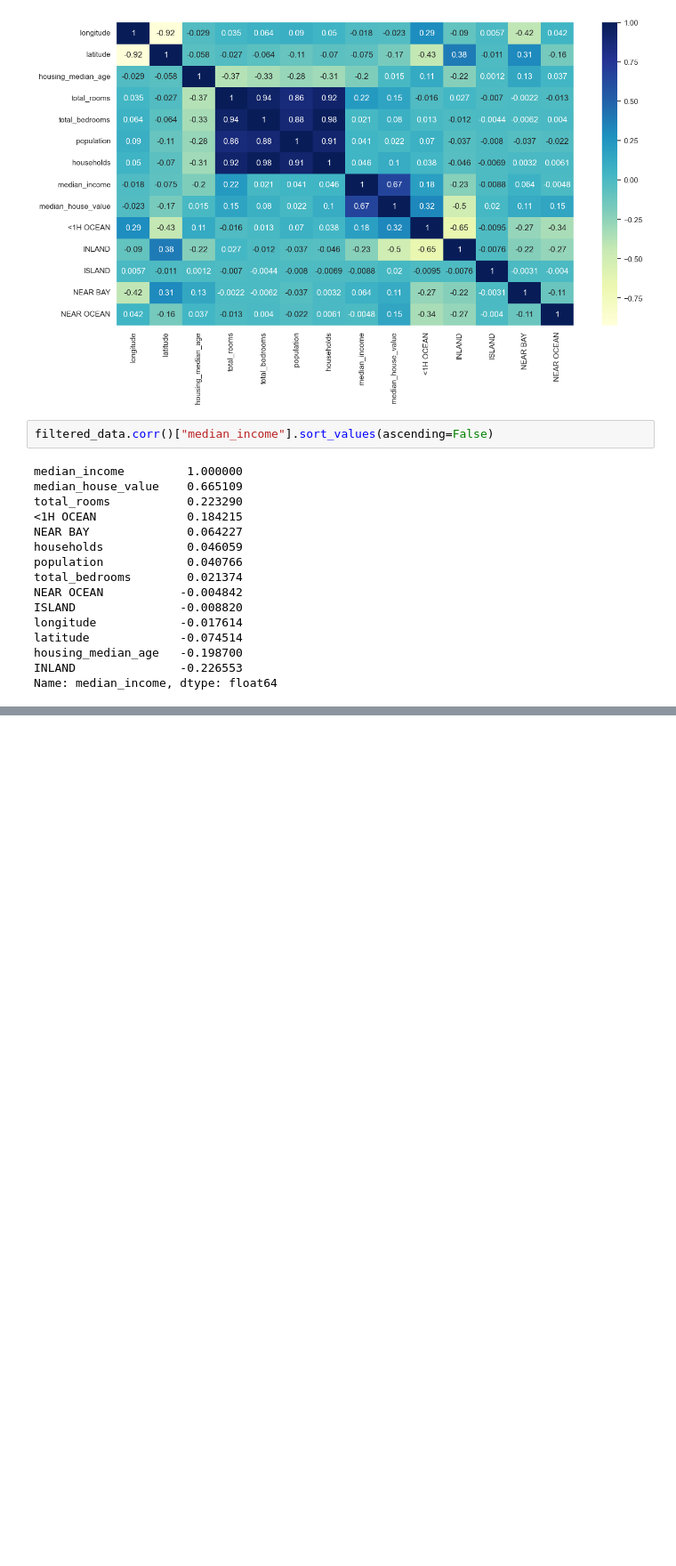
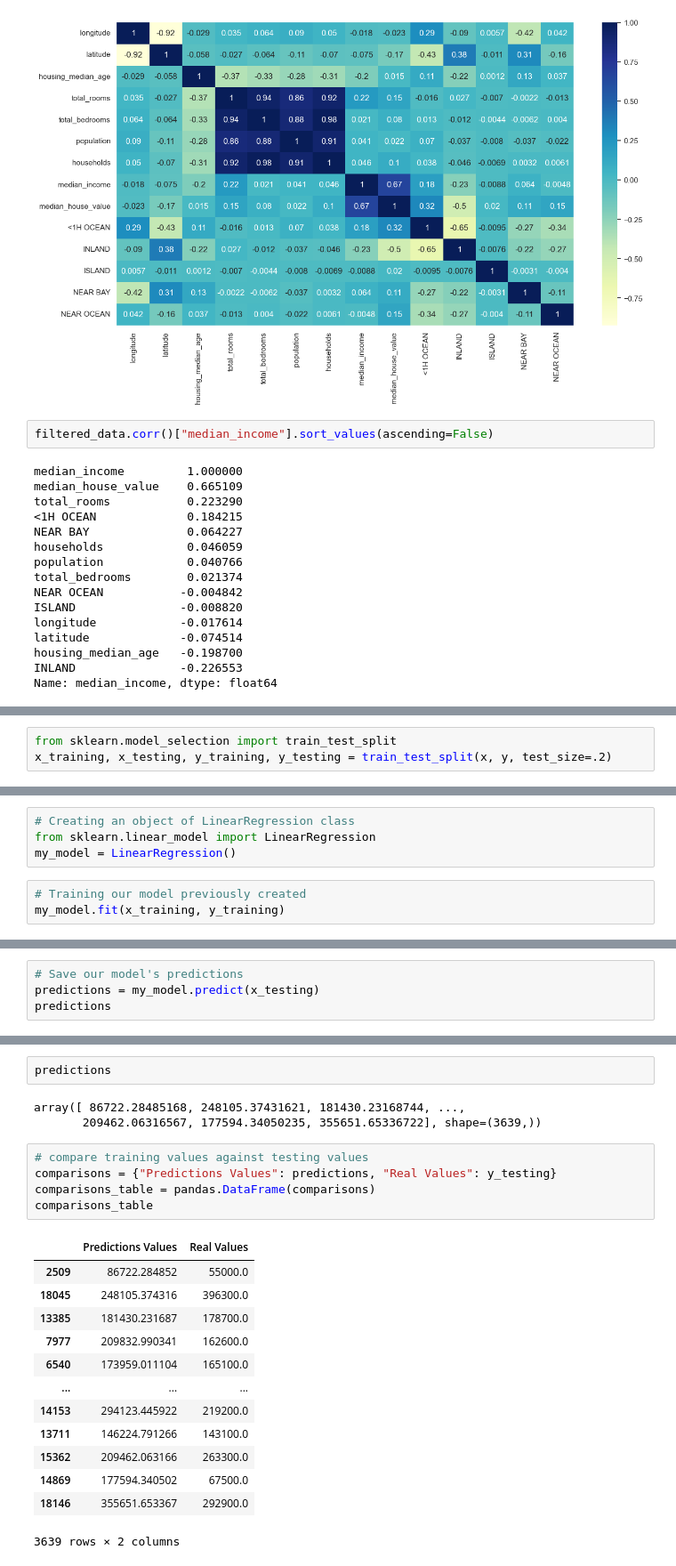
Before and after one commit to luisssSoto/IAAndMachineLearning, a Jupyter notebook: unit4/5.improveLinealRegresionModel/improved_lineal_regresion_model.ipynb, the cells around one changed output, grey strips where cells are left out. Shown at 89% size. Cells and saved outputs as stored; diff of their text form; blank space fills up the shorter version.

```diff
--- a/unit4/5.improveLinealRegresionModel/improved_lineal_regresion_model.ipynb
+++ b/unit4/5.improveLinealRegresionModel/improved_lineal_regresion_model.ipynb
@@ -318,0 +344,3 @@ Name: median_income, dtype: float64
+# %%
+from sklearn.model_selection import train_test_split
+x_training, x_testing, y_training, y_testing = train_test_split(x, y, test_size=.2)
@@ -318,0 +358,7 @@ Name: median_income, dtype: float64
+# %%
+# Creating an object of LinearRegression class
+from sklearn.linear_model import LinearRegression
+my_model = LinearRegression()
+# %%
+# Training our model previously created
+my_model.fit(x_training, y_training)
@@ -318,0 +367,4 @@ Name: median_income, dtype: float64
+# %%
+# Save our model's predictions
+predictions = my_model.predict(x_testing)
+predictions
@@ -318,0 +391,24 @@ Name: median_income, dtype: float64
+# %%
+predictions
+# %% [output]
+array([ 86722.28485168, 248105.37431621, 181430.23168744, ...,
+       209462.06316567, 177594.34050235, 355651.65336722], shape=(3639,))
+# %%
+# compare training values against testing values
+comparisons = {"Predictions Values": predictions, "Real Values": y_testing}
+comparisons_table = pandas.DataFrame(comparisons)
+comparisons_table
+# %% [output]
+|  | Predictions Values | Real Values |
+| 2509 | 86722.284852 | 55000.0 |
+| 18045 | 248105.374316 | 396300.0 |
+| 13385 | 181430.231687 | 178700.0 |
+| 7977 | 209832.990341 | 162600.0 |
+| 6540 | 173959.011104 | 165100.0 |
+| ... | ... | ... |
+| 14153 | 294123.445922 | 219200.0 |
+| 13711 | 146224.791266 | 143100.0 |
+| 15362 | 209462.063166 | 263300.0 |
+| 14869 | 177594.340502 | 67500.0 |
+| 18146 | 355651.653367 | 292900.0 |
+3639 rows × 2 columns
```
Also changed, not shown: parts of 16 cells of this notebook.
